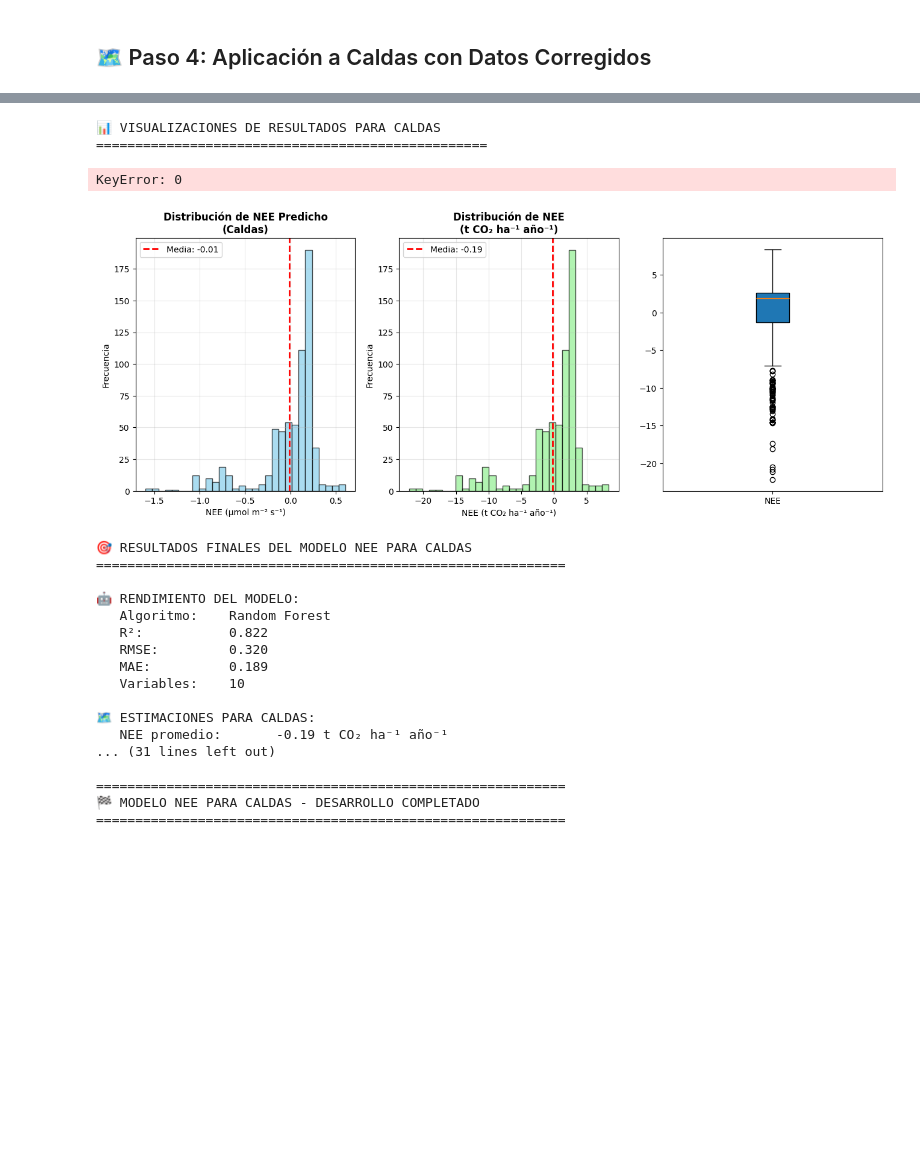
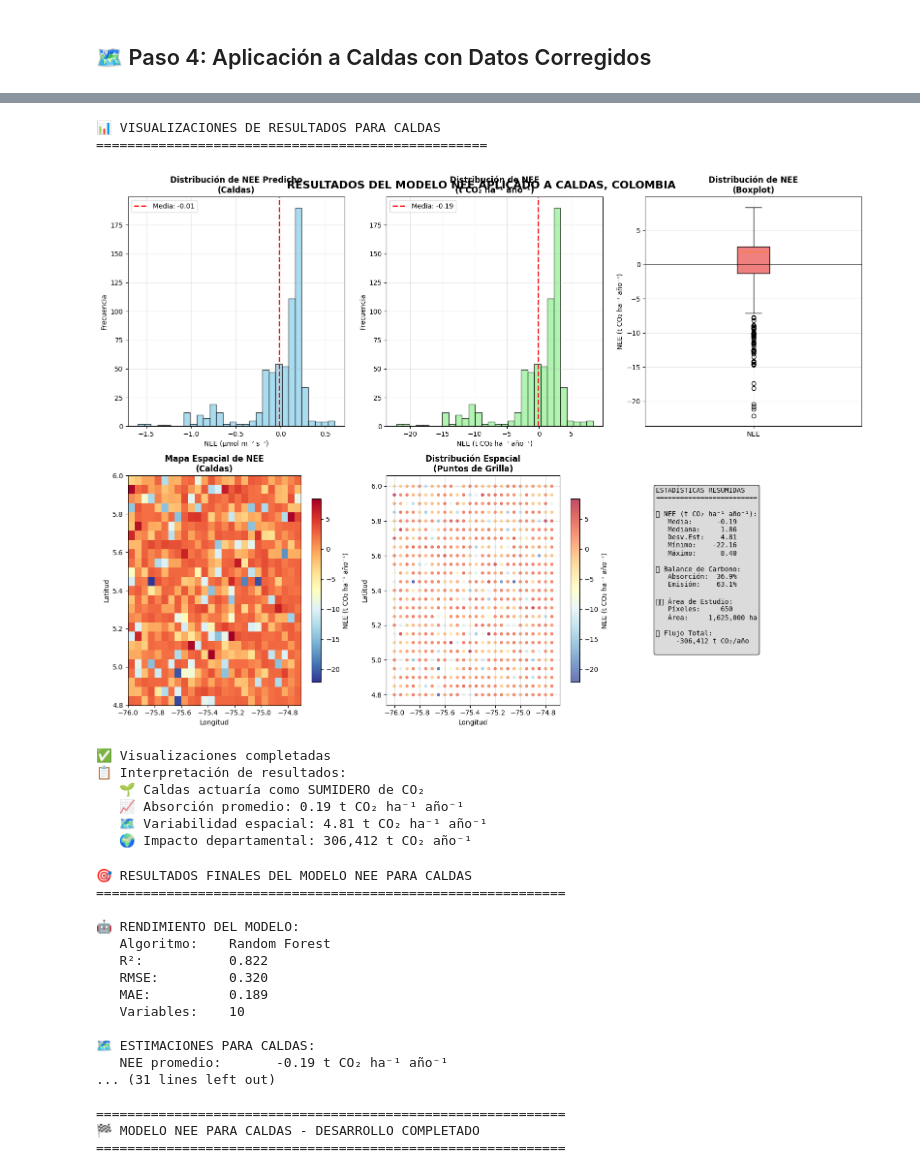
Before and after one commit to josedavidmdj/hackatonfnc, a Jupyter notebook: Modelo_v2.ipynb, the cells around one changed output, grey strips where cells are left out. Saved outputs shown, nothing was run; the diff lists cells and outputs as text; code cells hidden in the pictures; blank space fills up the shorter version.

```diff
--- a/Modelo_v2.ipynb
+++ b/Modelo_v2.ipynb
@@ -1472,10 +1737,11 @@ plt.grid(True, alpha=0.3)
 plt.subplot(2, 3, 3)
 box_data = [caldas_data_corrected['NEE_tons_corrected']]
 bp = plt.boxplot(box_data, patch_artist=True, labels=['NEE'])
-bp[0]['patch'].set_facecolor('lightcoral')
+bp['boxes'][0].set_facecolor('lightcoral')
 plt.title('Distribución de NEE\n(Boxplot)', fontweight='bold')
 plt.ylabel('NEE (t CO₂ ha⁻¹ año⁻¹)')
 plt.grid(True, alpha=0.3)
+plt.axhline(0, color='black', linestyle='-', alpha=0.5)
 
 # 4. Mapa espacial de NEE - Crear grilla para visualización
 plt.subplot(2, 3, 4)
@@ -1544,37 +1810,42 @@ stats_text = f"""ESTADÍSTICAS RESUMIDAS
 
 🗺️ Área de Estudio:
    Píxeles:  {len(caldas_data_corrected):>6,}
    Área:     {total_area_ha:>6,} ha
 
 🌍 Flujo Total:
    {total_flux_corrected:>10,.0f} t CO₂/año
 """
 
 plt.text(0.05, 0.95, stats_text, transform=plt.gca().transAxes,
          fontsize=10, verticalalignment='top', fontfamily='monospace',
          bbox=dict(boxstyle='round', facecolor='lightgray', alpha=0.8))
 
 plt.suptitle('RESULTADOS DEL MODELO NEE APLICADO A CALDAS, COLOMBIA',
              fontsize=16, fontweight='bold', y=0.95)
 plt.tight_layout()
 plt.show()
 
 print(f"\n✅ Visualizaciones completadas")
 print(f"📋 Interpretación de resultados:")
 if nee_mean < 0:
-    print(f"   🌱 Caldas actuaría como SUMIDERO neto de CO₂")
+    print(f"   🌱 Caldas actuaría como SUMIDERO de CO₂")
     print(f"   📈 Absorción promedio: {abs(nee_mean):.2f} t CO₂ ha⁻¹ año⁻¹")
 else:
-    print(f"   🏭 Caldas actuaría como FUENTE neta de CO₂")
+    print(f"   🏭 Caldas actuaría como FUENTE de CO₂")
     print(f"   📉 Emisión promedio: {nee_mean:.2f} t CO₂ ha⁻¹ año⁻¹")
 
 print(f"   🗺️ Variabilidad espacial: {nee_std:.2f} t CO₂ ha⁻¹ año⁻¹")
 print(f"   🌍 Impacto departamental: {abs(total_flux_corrected):,.0f} t CO₂ año⁻¹")
 # %% [output]
 📊 VISUALIZACIONES DE RESULTADOS PARA CALDAS
 ==================================================
+[figure, new version]
-KeyError: 0
+✅ Visualizaciones completadas
+📋 Interpretación de resultados:
+   🌱 Caldas actuaría como SUMIDERO de CO₂
+   📈 Absorción promedio: 0.19 t CO₂ ha⁻¹ año⁻¹
+   🗺️ Variabilidad espacial: 4.81 t CO₂ ha⁻¹ año⁻¹
+   🌍 Impacto departamental: 306,412 t CO₂ año⁻¹
-[figure, old version]
 # %%
 # ============================================================================
 # RESUMEN EJECUTIVO FINAL - MODELO NEE PARA CALDAS
```
Also changed, not shown: parts of 48 cells of this notebook, 1 other file.
